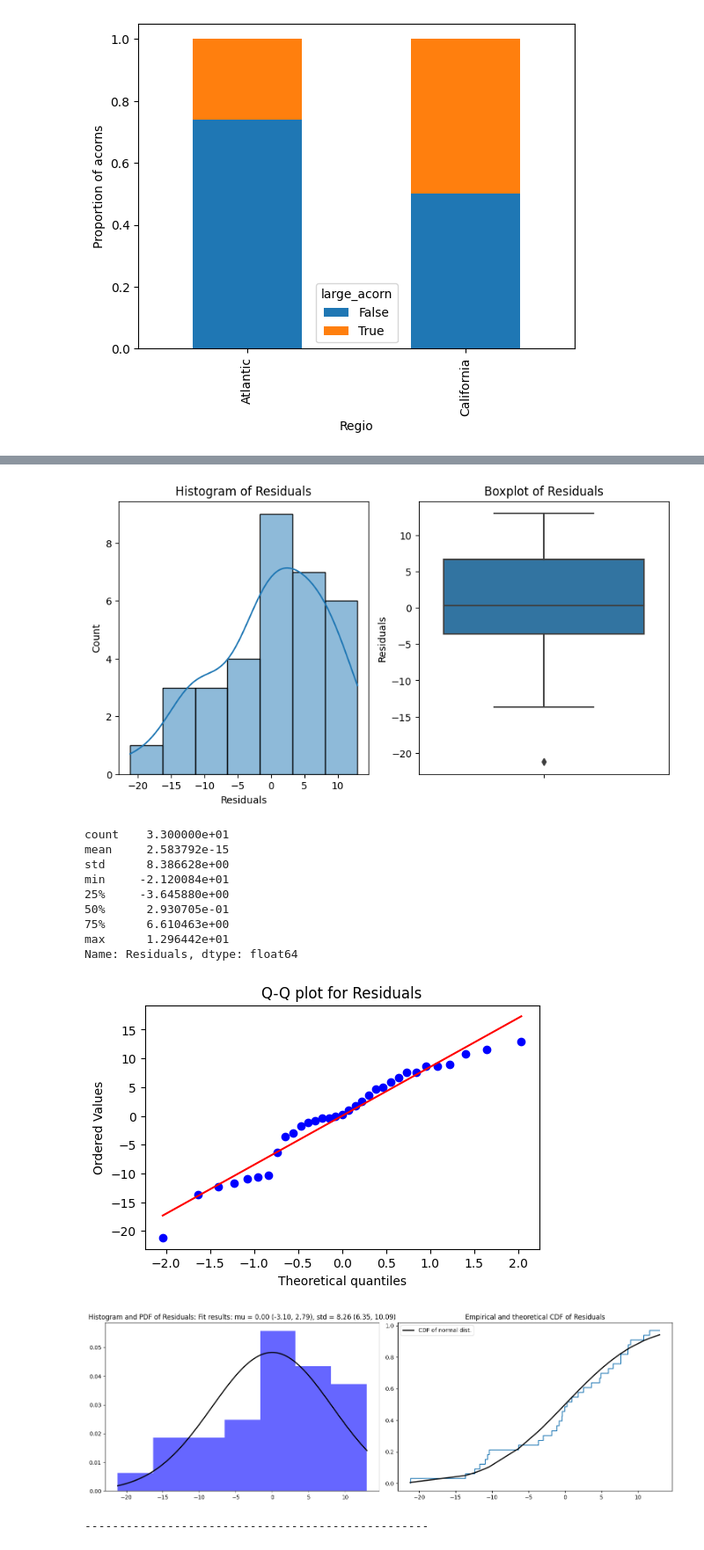
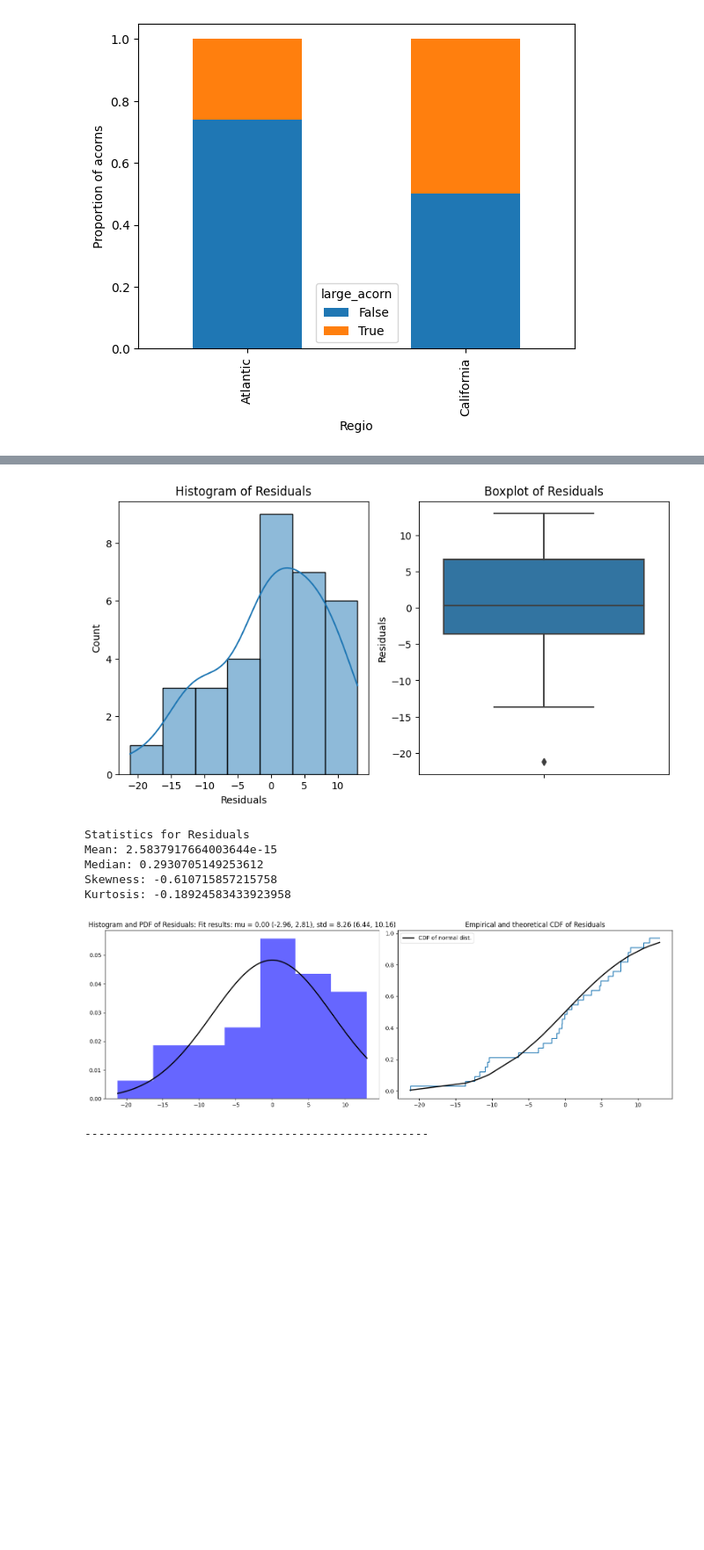
Before and after one commit to Nabla7/intro_stats, a Jupyter notebook: analysis.ipynb, the cells around one changed output, grey strips where cells are left out. Shown at 88% size. Drawn from its saved outputs; the diff is of its cells as text; code cells hidden in the pictures; blank space fills up the shorter version.

Commit message:
first draft final report

```diff
--- a/analysis.ipynb
+++ b/analysis.ipynb
@@ -64,8 +64,6 @@ def plot_hist_boxplot(df, col):
     print(f"Statistics for {col}")
     print(f"Mean: {df[col].mean()}")
     print(f"Median: {df[col].median()}")
-    mode = df[col].mode()
-    print(f"Mode: {mode[0]}") # Mode can return multiple values, so we only print the first one
     print(f"Skewness: {df[col].skew()}")
     print(f"Kurtosis: {df[col].kurtosis()}")
 
@@ -299,7 +291,7 @@ def perform_analysis(df, predictor, response):
     print("--------------------------------------------------")
     print("Performing analysis for the complete dataset")
     print("--------------------------------------------------")
-    perform_regression_and_plot_residuals(df, predictor, response, 'Complete dataset')
+    perform_regression_and_plot_residuals(df, predictor, response, 'Hoogte and log(Volume)')
     print("--------------------------------------------------")
 
     """
@@ -359,7 +351,6 @@ def perform_regression_and_plot_residuals(df, predictor, response, title_info):
     print(f"Performing analysis for residuals")
     normality_test(residuals, 'Residuals')
     plot_hist_boxplot(residuals, 'Residuals')
-    qq_plot_grid(residuals, ['Residuals'])
     plot_histogram_and_ecdf(residuals, 'Residuals')
 
 # Call the function
@@ -386,17 +377,12 @@ Notes:
 Performing analysis for residuals
 Residuals:
         W-statistic: 0.9526273608207703, p-value: 0.15868426859378815
         Fail to reject the null hypothesis, the data seems to be normally distributed.
 [figure]
-count    3.300000e+01
-mean     2.583792e-15
-std      8.386628e+00
-min     -2.120084e+01
-25%     -3.645880e+00
-50%      2.930705e-01
-75%      6.610463e+00
-max      1.296442e+01
-Name: Residuals, dtype: float64
+Statistics for Residuals
+Mean: 2.5837917664003644e-15
+Median: 0.2930705149253612
+Skewness: -0.610715857215758
+Kurtosis: -0.18924583433923958
-[figure, old version]
+[figure, new version]
-[figure, removed]
 --------------------------------------------------
```
Also changed, not shown: parts of 2 cells of this notebook, 1 other file.
